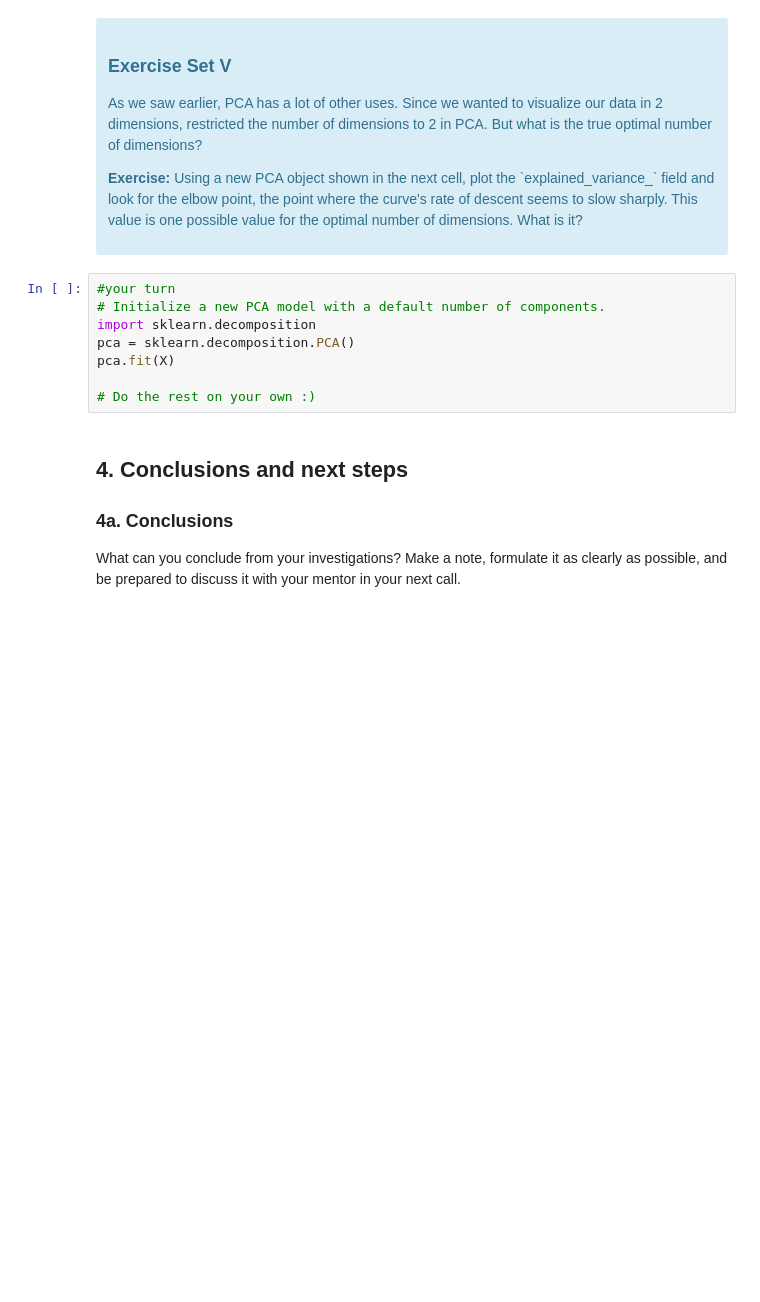
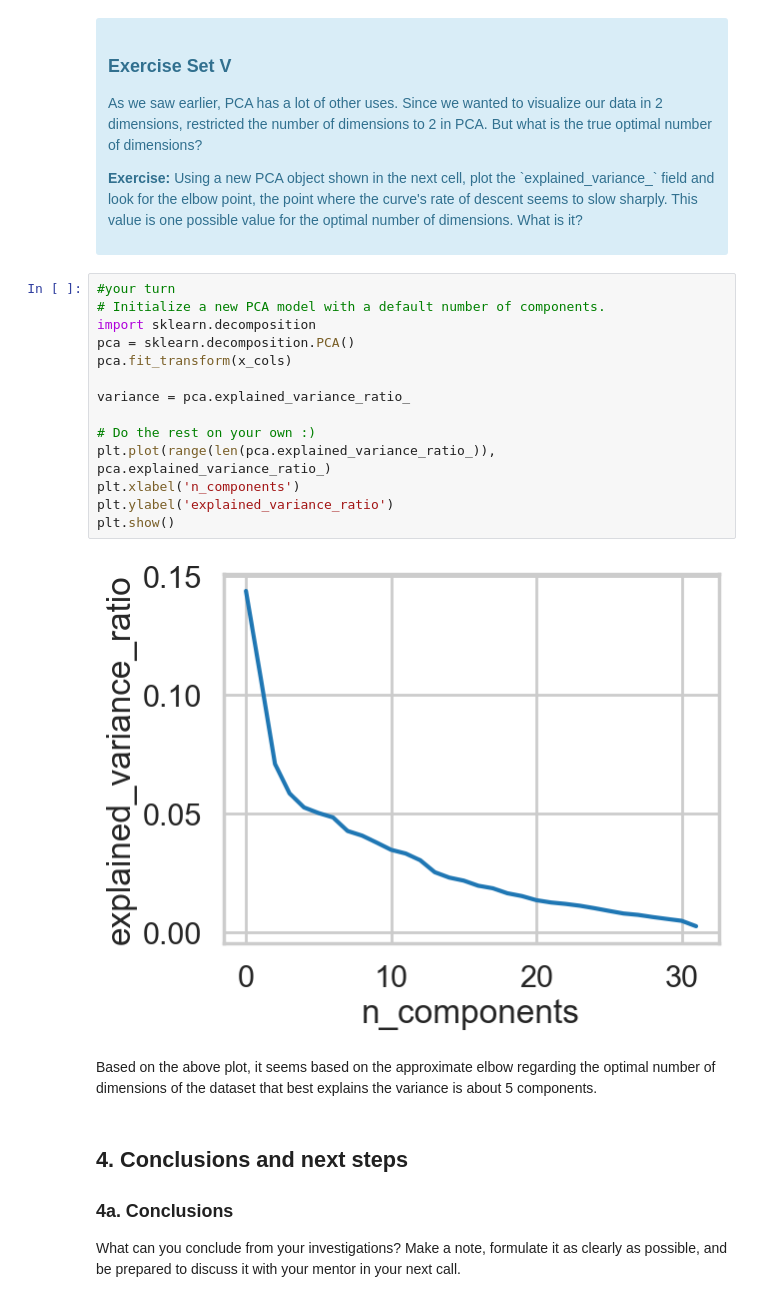
Before and after one commit to tpoozhikala/Springboard, a Jupyter notebook: K_Means_Clustering_Case_Study/Clustering_Case_Study_-_Customer_Segmentation_with_K-Means_-_Tier_3.ipynb, the cells around one changed output. Drawn from its saved outputs; the diff is of its cells as text; blank space fills up the shorter version.

```diff
--- a/K_Means_Clustering_Case_Study/Clustering_Case_Study_-_Customer_Segmentation_with_K-Means_-_Tier_3.ipynb
+++ b/K_Means_Clustering_Case_Study/Clustering_Case_Study_-_Customer_Segmentation_with_K-Means_-_Tier_3.ipynb
@@ -387,11 +405,21 @@ What we've done is we've taken those columns of 0/1 indicator variables, and we'
 # %%
 #your turn
 # Initialize a new PCA model with a default number of components.
 import sklearn.decomposition
 pca = sklearn.decomposition.PCA()
-pca.fit(X)
+pca.fit_transform(x_cols)
+
+variance = pca.explained_variance_ratio_
 
 # Do the rest on your own :)
+plt.plot(range(len(pca.explained_variance_ratio_)), pca.explained_variance_ratio_)
+plt.xlabel('n_components')
+plt.ylabel('explained_variance_ratio')
+plt.show()
+# %% [output]
+[figure, added]
+# %% [markdown]
+Based on the above plot, it seems based on the approximate elbow regarding the optimal number of dimensions of the dataset that best explains the variance is about 5 components.
 # %% [markdown]
 ## 4. Conclusions and next steps
 ### 4a. Conclusions
```
Also changed, not shown: parts of 8 cells of this notebook, 1 other file.
